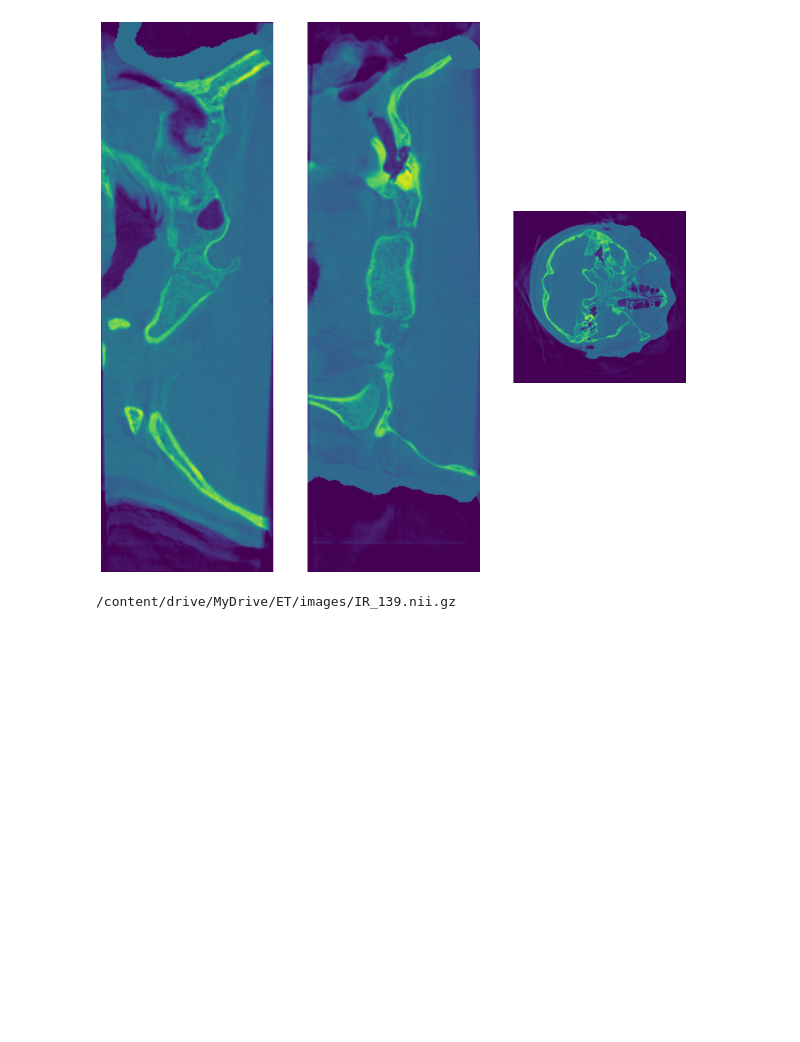
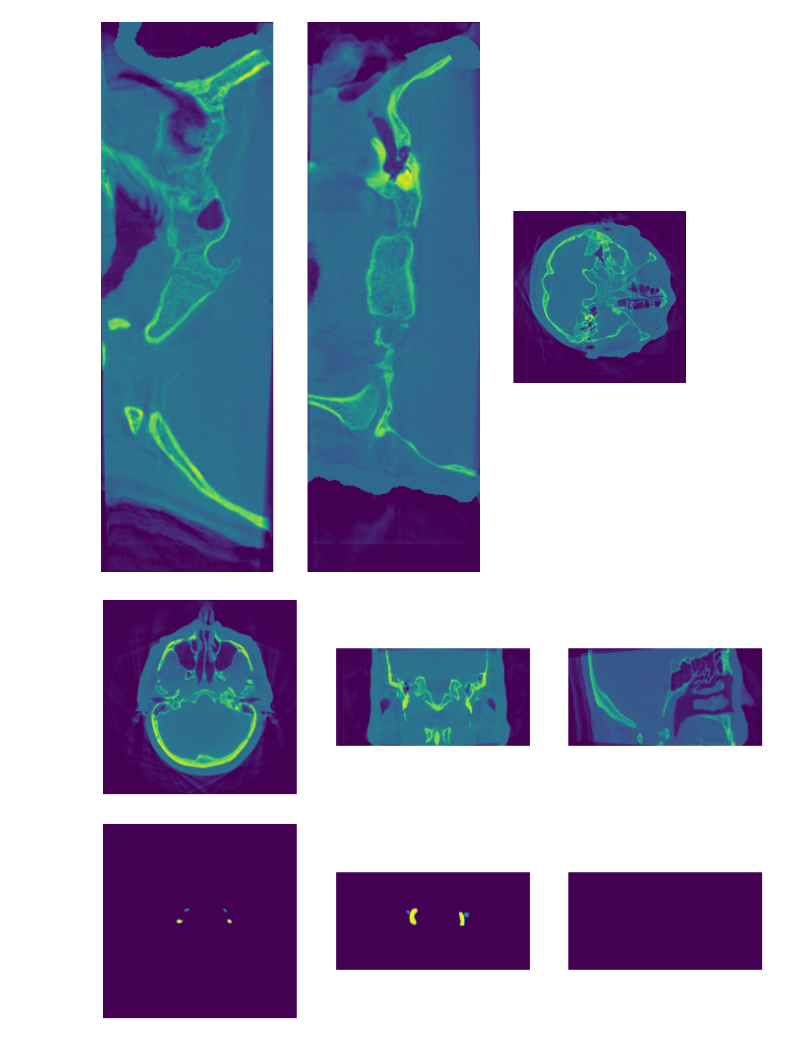
Before and after one commit to mikami520/AutoSeg4SinonasalCT, a Jupyter notebook: DeepAtlas.ipynb, the cells around one changed output. Cells and saved outputs as stored; diff of their text form; code cells hidden in the pictures; blank space fills up the shorter version.

```diff
--- a/DeepAtlas.ipynb
+++ b/DeepAtlas.ipynb
@@ -73,9 +34,9 @@ Data directory: /content/MONAI_DATA_DIRECTORY/ET
 # %%
 import glob
-root_dir = '/content/'
-data_dir = os.path.join(root_dir, '/content/drive/MyDrive/ET')
+root_dir = '/home/ameen'
+data_dir = os.path.join(root_dir, 'ET_data')
 image_path = os.path.join(data_dir, 'images')
-label_path = os.path.join(data_dir, 'labels')
+label_path = os.path.join(data_dir, 're-format_labels')
 images_path = []
 labels_path = []
 for i in sorted(glob.glob(image_path + '/*.nii.gz')):
@@ -299,38 +260,42 @@ data_seg_available_train, data_seg_available_valid = \
 # %%
 transform_seg_available = monai.transforms.Compose(
     transforms=[
         monai.transforms.LoadImageD(keys=['img', 'seg'], image_only=True),
-        #monai.transforms.TransposeD(keys=['img', 'seg'], indices=(2, 1, 0)),
+        monai.transforms.TransposeD(keys=['img', 'seg'], indices=(2, 1, 0)),
         monai.transforms.AddChannelD(keys=['img', 'seg']),
-        monai.transforms.SpacingD(keys=['img', 'seg'], pixdim=(1., 1., 1.), mode=('bilinear', 'nearest')),
+        monai.transforms.SpacingD(keys=['img', 'seg'], pixdim=(1., 1., 1.), mode=('trilinear', 'nearest')),
         monai.transforms.OrientationD(keys=['img', 'seg'], axcodes='RAS'),
-        #monai.transforms.ResizeD(
-            #keys=['img', 'seg'],
-            #spatial_size=(256, 256, 128),
-            #mode=['trilinear', 'nearest'],
-            #align_corners=[False, None]
-        #),
+        monai.transforms.ResizeD(
+            keys=['img', 'seg'],
+            spatial_size=(256, 512, 512),
+            mode=['trilinear', 'nearest'],
+            align_corners=[False, None]
+        ),
         monai.transforms.ToTensorD(keys=['img', 'seg'])
     ]
 )
 itk.ProcessObject.SetGlobalWarningDisplay(False)
 
 #try:
   #preprocess_dir = os.path.join(data_dir, 'preprocess3')
   #os.mkdir(preprocess_dir)
 #except:
   #print(f"{preprocess_dir} already exists!!!")
 
 # Uncomment the following lines to preview a random image with the transform above applied
 #for i in data_seg_available:
   #data_item = transform_seg_available(i)
   #name = os.path.basename(i['img']).split('.')[0]
   #img = nib.Nifti1Image(data_item['img'][0].detach().cpu().numpy(), affine = np.eye(4))
   #seg = nib.Nifti1Image(data_item['seg'][0].detach().cpu().numpy(), affine = np.eye(4))
   #nib.save(img, os.path.join(preprocess_dir, "test_" + name + ".nii.gz"))
   #nib.save(seg, os.path.join(preprocess_dir, "test_" + name + "_seg.nii.gz"))
-#preview_image(data_item['img'][0])
-#preview_image(data_item['seg'][0])
+data_item = transform_seg_available(random.choice(data_seg_available_train))
+preview_image(data_item['img'][0], normalize_by='slice')
+preview_image(data_item['seg'][0], normalize_by='slice')
+# %% [output]
+[figure, added]
+[figure, added]
 # %%
 dataset_seg_available_train = monai.data.CacheDataset(
     data=data_seg_available_train,
@@ -343,7 +308,3 @@ dataset_seg_available_valid = monai.data.CacheDataset(
     transform=transform_seg_available,
     cache_num=16
 )
-# %%
-print(dataset_seg_available_train.data[0]['img'])
-# %% [output]
-/content/drive/MyDrive/ET/images/IR_139.nii.gz
```
Also changed, not shown: parts of 16 cells of this notebook.
